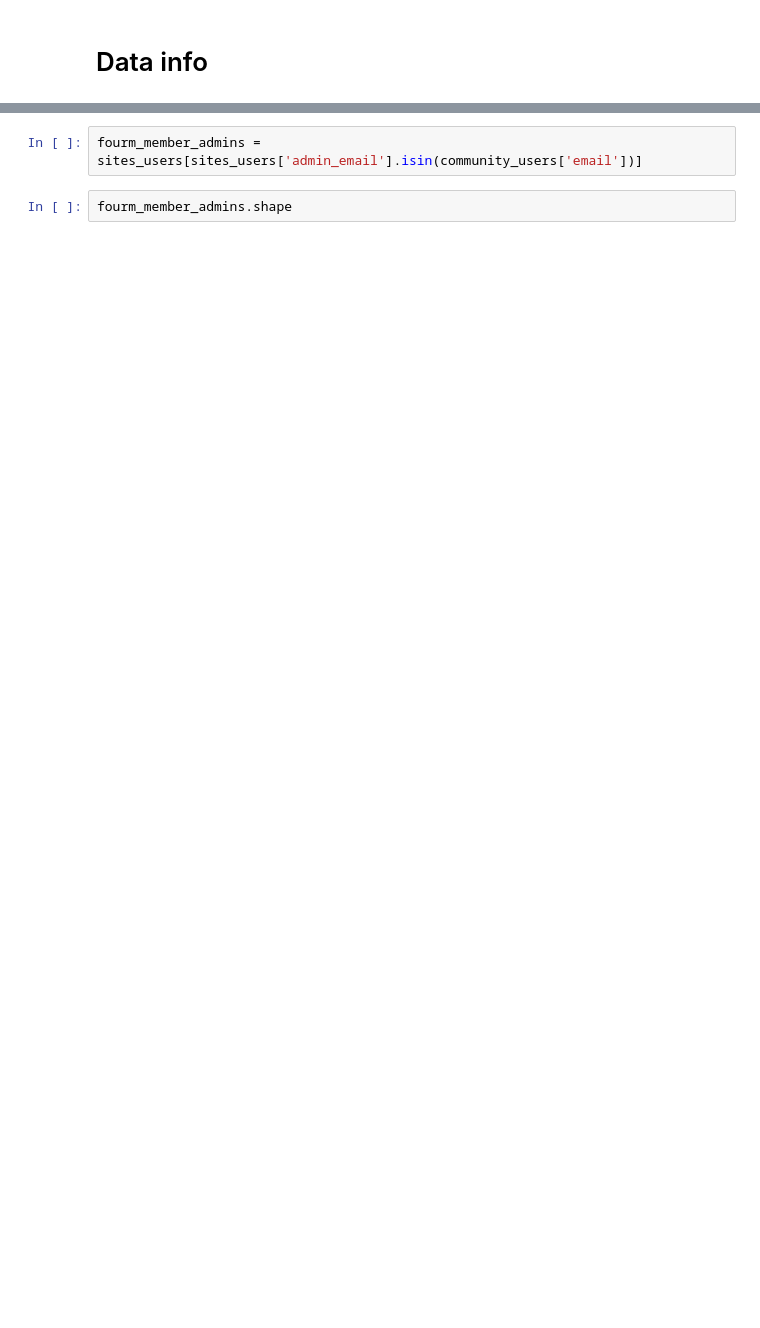
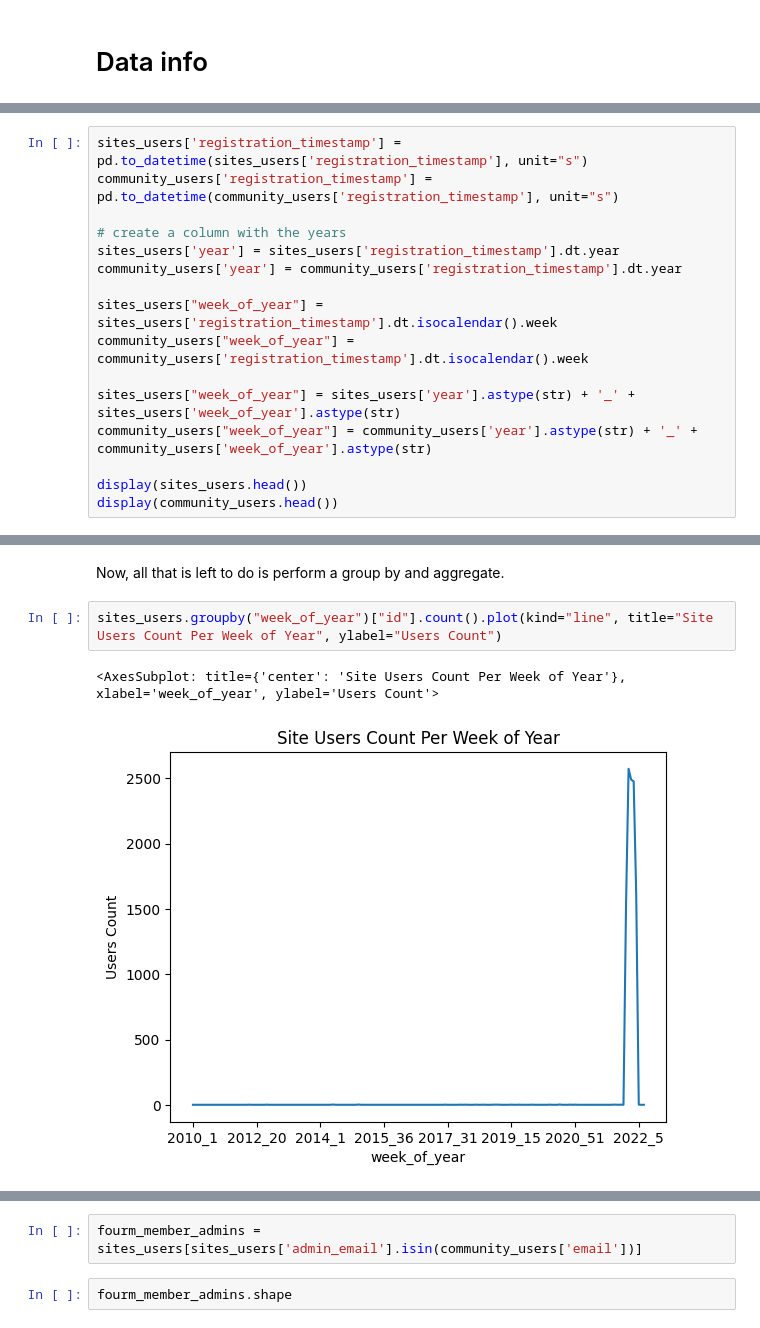
Before and after one commit to Hen0k/moodle_test_challenge, a Jupyter notebook: notebooks/data_analysis.ipynb, the cells around one changed output, grey strips where cells are left out. Drawn from its saved outputs; the diff is of its cells as text; blank space fills up the shorter version.

```diff
--- a/notebooks/data_analysis.ipynb
+++ b/notebooks/data_analysis.ipynb
@@ -32,0 +58,16 @@ community_users['year'] = community_users['registration_timestamp'].dt.year
+# %%
+sites_users['registration_timestamp'] = pd.to_datetime(sites_users['registration_timestamp'], unit="s")
+community_users['registration_timestamp'] = pd.to_datetime(community_users['registration_timestamp'], unit="s")
+
+# create a column with the years
+sites_users['year'] = sites_users['registration_timestamp'].dt.year
+community_users['year'] = community_users['registration_timestamp'].dt.year
+
+sites_users["week_of_year"] = sites_users['registration_timestamp'].dt.isocalendar().week
+community_users["week_of_year"] = community_users['registration_timestamp'].dt.isocalendar().week
+
+sites_users["week_of_year"] = sites_users['year'].astype(str) + '_' + sites_users['week_of_year'].astype(str)
+community_users["week_of_year"] = community_users['year'].astype(str) + '_' + community_users['week_of_year'].astype(str)
+
+display(sites_users.head())
+display(community_users.head())
@@ -32,0 +87,7 @@ community_users['year'] = community_users['registration_timestamp'].dt.year
+# %% [markdown]
+Now, all that is left to do is perform a group by and aggregate.
+# %%
+sites_users.groupby("week_of_year")["id"].count().plot(kind="line", title="Site Users Count Per Week of Year", ylabel="Users Count")
+# %% [output]
+<AxesSubplot: title={'center': 'Site Users Count Per Week of Year'}, xlabel='week_of_year', ylabel='Users Count'>
+[figure, added]
```
Also changed, not shown: parts of 22 cells of this notebook.
